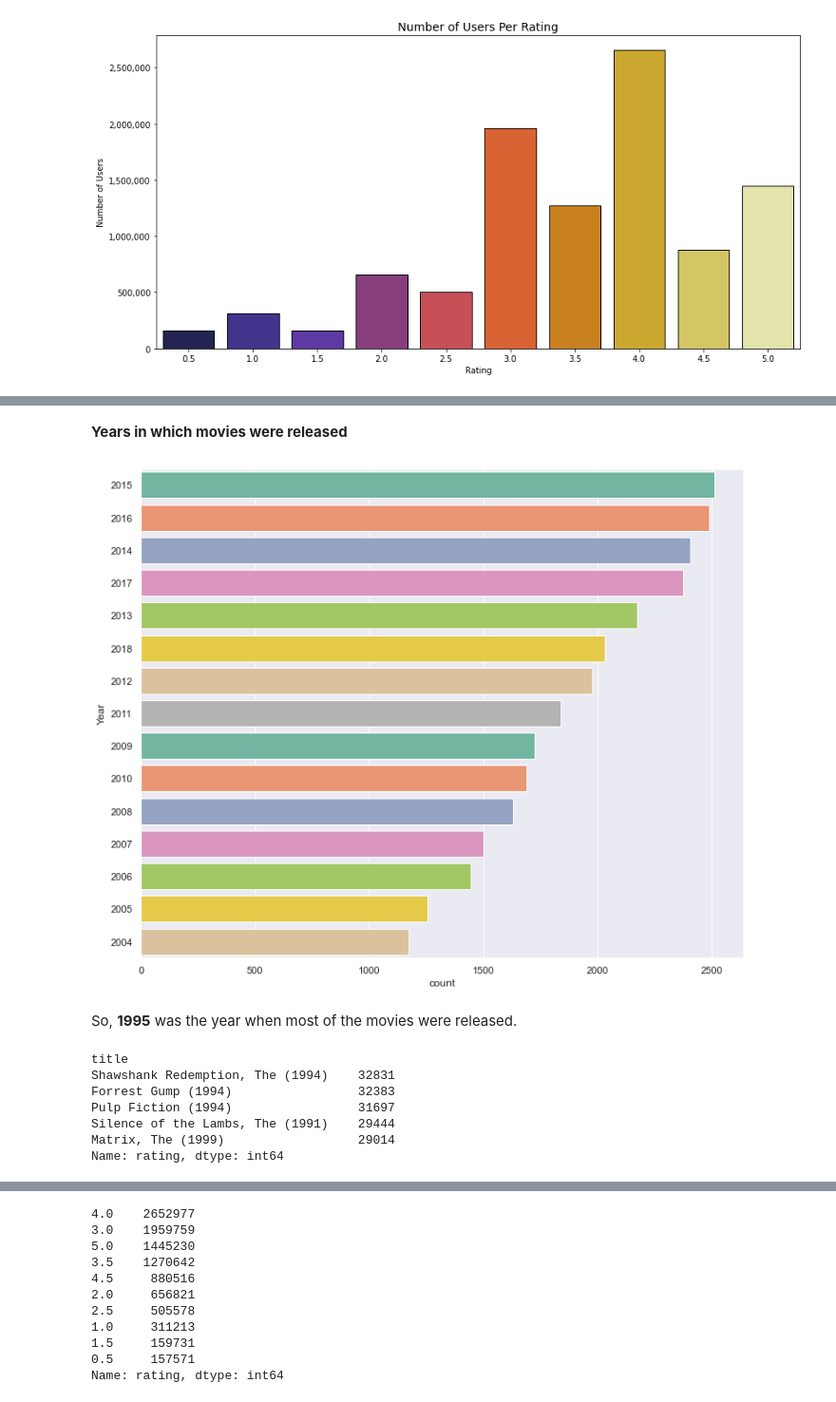
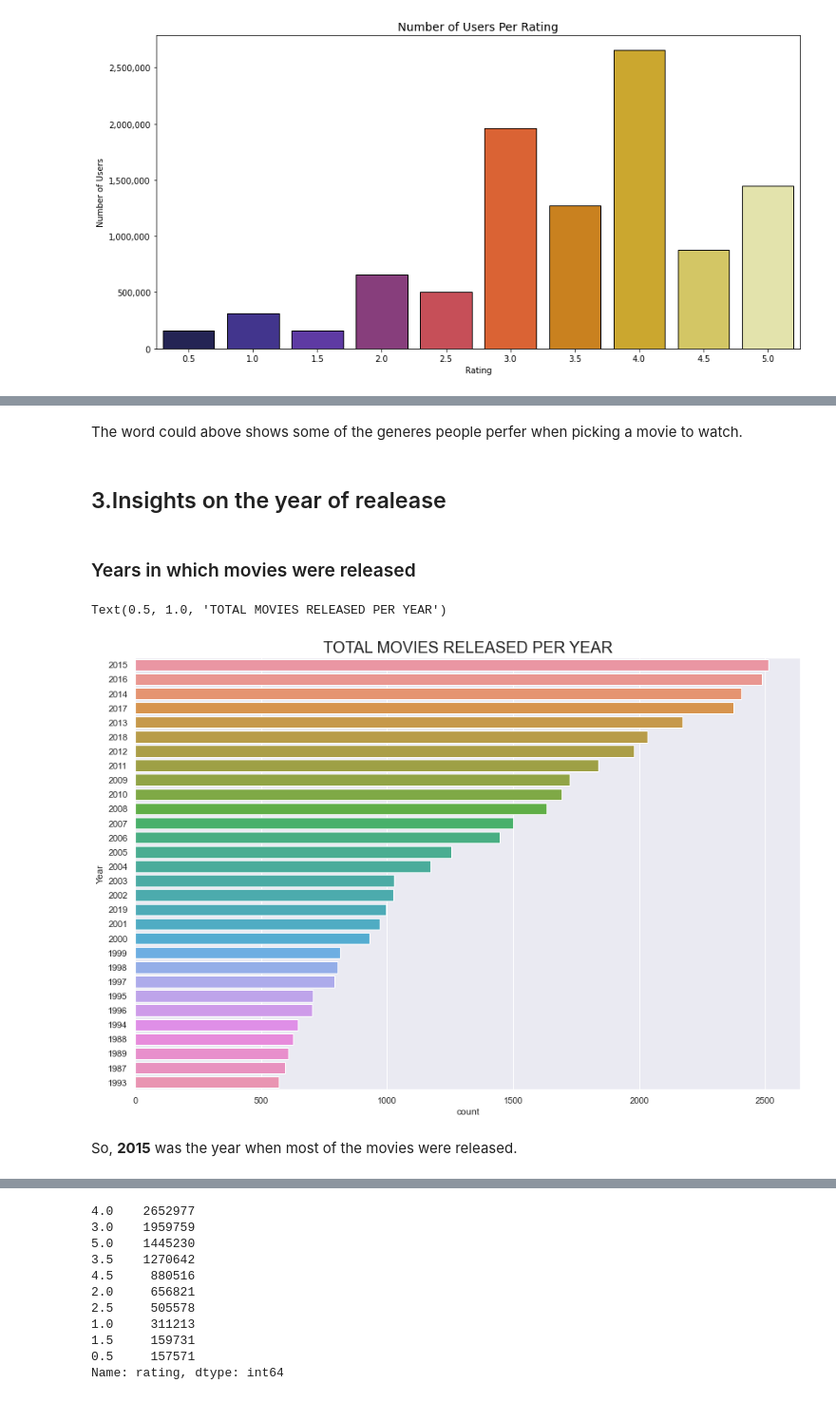
Before and after one commit to kmoketo-dev/Unsurpervised-Learning-Predict, a Jupyter notebook: unsupervised-movie-recommendation-zm6.ipynb, the cells around one changed output, grey strips where cells are left out. Shown at 95% size. Saved outputs shown, nothing was run; the diff lists cells and outputs as text; code cells hidden in the pictures.

```diff
--- a/unsupervised-movie-recommendation-zm6.ipynb
+++ b/unsupervised-movie-recommendation-zm6.ipynb
@@ -450,17 +519,0 @@ from
-# %%
-dates = []
-for title in df_movies['title']:
-    if title[-1] == " ":
-        year = title[-6: -2]
-        try:
-            dates.append(int(year))
-        except:
-            dates.append(9999)
-    else:
-        year = title[-5: -1]
-        try:
-            dates.append(int(year))
-        except:
-            dates.append(9999)
-
-df_movies['Year'] = dates
@@ -466,0 +534,10 @@ df_movies['Year'] = dates
+# %%
+from wordcloud import WordCloud, STOPWORDS, ImageColorGenerator
+gen = movies_genres['genres'].explode()
+text = list(set(gen))
+plt.rcParams['figure.figsize'] = (13, 13)
+wordcloud = WordCloud(max_font_size=50, max_words=100,background_color="white").generate(str(text))
+
+plt.imshow(wordcloud,interpolation="bilinear")
+plt.axis("off")
+plt.show()
@@ -467,20 +546,20 @@ df_movies['Year'] = dates
+# %% [markdown]
+The word could above shows some of the generes people perfer when picking a movie to watch.
+# %% [markdown]
+## 3.Insights on the year of realease
+# %%
+df_movies['year'] = df_movies.title.str.extract("\((\d{4})\)", expand=True)
+df_movies.year = pd.to_datetime(df_movies.year, format='%Y')
 # %% [markdown]
-**Years in which movies were released**
+### Years in which movies were released
 # %%
-plt.figure(figsize=(12,10))
+# Plot movies released per year
+plt.figure(figsize=(15,10))
 sns.set(style="darkgrid")
-ax = sns.countplot(y="Year", data=df_movies, palette="Set2", order=df_movies['Year'].value_counts().index[0:15])
+ax = sns.countplot(y=df_movies['Year'], data=df_movies, order=df_movies['Year'].value_counts().index[0:30])
+ax.set_title('TOTAL MOVIES RELEASED PER YEAR', fontsize= 20)
 # %% [output]
+Text(0.5, 1.0, 'TOTAL MOVIES RELEASED PER YEAR')
-[figure, old version]
+[figure, new version]
 # %% [markdown]
-So, **1995** was the year when most of the movies were released.
+So, **2015** was the year when most of the movies were released.
-# %%
-dataset.groupby('title')['rating'].count().sort_values(ascending=False).head()
-# %% [output]
-title
-Shawshank Redemption, The (1994)    32831
-Forrest Gump (1994)                 32383
-Pulp Fiction (1994)                 31697
-Silence of the Lambs, The (1991)    29444
-Matrix, The (1999)                  29014
-Name: rating, dtype: int64
```
Also changed, not shown: parts of 151 cells of this notebook, 4 other files.
